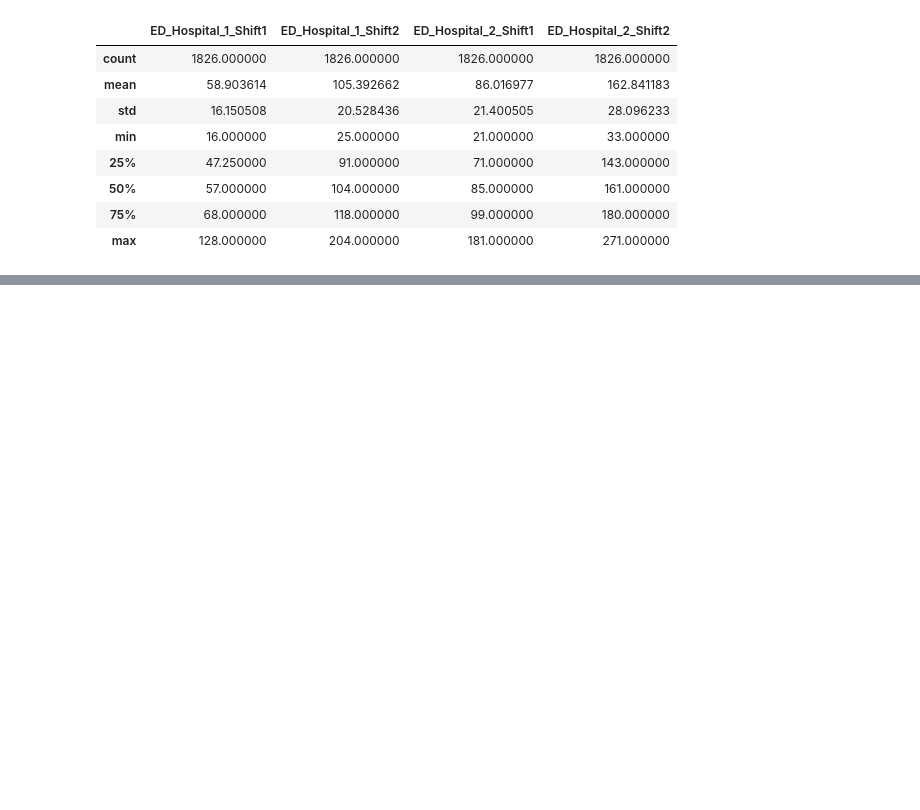
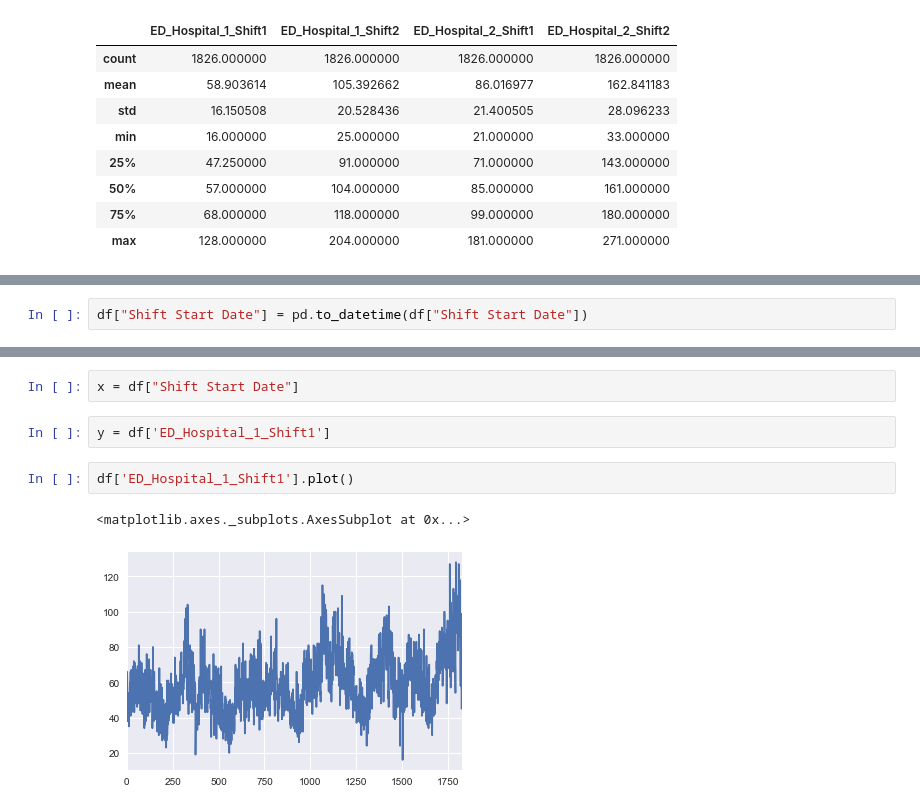
Before and after one commit to BHudson2017/Capstone, a Jupyter notebook: Part_02/Local Atlanta Hospital - Capstone Project.ipynb, the cells around one changed output, grey strips where cells are left out. Saved outputs shown, nothing was run; the diff lists cells and outputs as text; blank space fills up the shorter version.

```diff
--- a/Part_02/Local Atlanta Hospital - Capstone Project.ipynb
+++ b/Part_02/Local Atlanta Hospital - Capstone Project.ipynb
@@ -108,0 +117,2 @@ df.describe()
+# %%
+df["Shift Start Date"] = pd.to_datetime(df["Shift Start Date"])
@@ -108,0 +129,9 @@ df.describe()
+# %%
+x = df["Shift Start Date"]
+# %%
+y = df['ED_Hospital_1_Shift1']
+# %%
+df['ED_Hospital_1_Shift1'].plot()
+# %% [output]
+<matplotlib.axes._subplots.AxesSubplot at 0x...>
+[figure, added]
```
Also changed, not shown: parts of 7 cells of this notebook, 1 other file.
